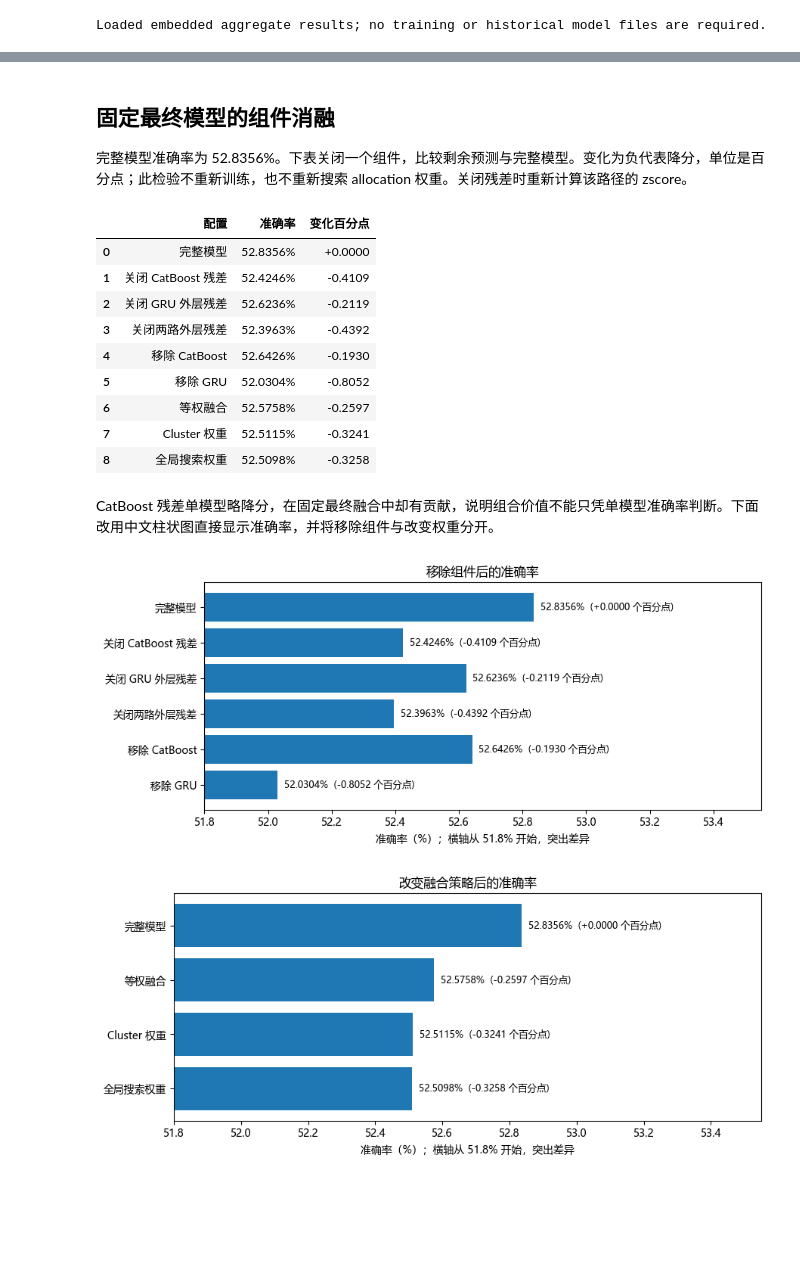
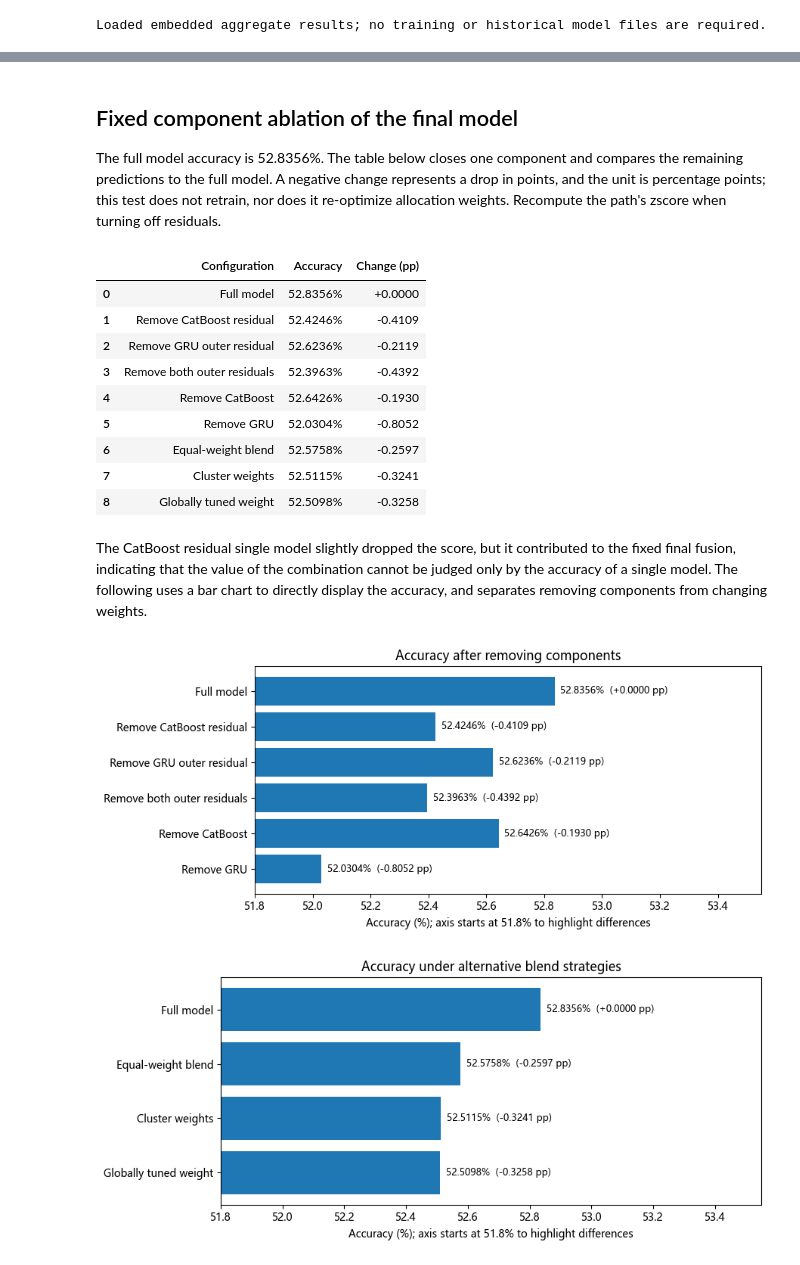
Before and after one commit to aslongasyouhaha/qrt_competition, a Jupyter notebook: analysis.ipynb, the cells around one changed output, grey strips where cells are left out. Cells and saved outputs as stored; diff of their text form; code cells hidden in the pictures; blank space fills up the shorter version.

```diff
--- a/analysis.ipynb
+++ b/analysis.ipynb
@@ -128,48 +128,48 @@ display(sweep.rename(columns={"gru_weight": "全局 GRU 权重", "accuracy": "OO
 | 7 | 0.350000 | 52.4535% |
 | 8 | 0.400000 | 52.5098% |
 # %% [markdown]
-## 固定最终模型的组件消融
+## Fixed component ablation of the final model
 
-完整模型准确率为 52.8356%。下表关闭一个组件，比较剩余预测与完整模型。变化为负代表降分，单位是百分点；此检验不重新训练，也不重新搜索 allocation 权重。关闭残差时重新计算该路径的 zscore。
+The full model accuracy is 52.8356%. The table below closes one component and compares the remaining predictions to the full model. A negative change represents a drop in points, and the unit is percentage points; this test does not retrain, nor does it re-optimize allocation weights. Recompute the path's zscore when turning off residuals.
 # %%
-labels = {"Full allocation blend": "完整模型", "Remove CatBoost residual": "关闭 CatBoost 残差", "Remove GRU residual": "关闭 GRU 外层残差", "Remove both residuals": "关闭两路外层残差", "Remove CatBoost branch": "移除 CatBoost", "Remove GRU branch": "移除 GRU", "Equal weights": "等权融合", "Cluster weights": "Cluster 权重", "Global tuned weight": "全局搜索权重"}
+labels = {"Full allocation blend": "Full model", "Remove CatBoost residual": "Remove CatBoost residual", "Remove GRU residual": "Remove GRU outer residual", "Remove both residuals": "Remove both outer residuals", "Remove CatBoost branch": "Remove CatBoost", "Remove GRU branch": "Remove GRU", "Equal weights": "Equal-weight blend", "Cluster weights": "Cluster weights", "Global tuned weight": "Globally tuned weight"}
 table = ablation[["variant", "accuracy", "delta_pp"]].copy()
 table["variant"] = table.variant.map(labels)
-table.columns = ["配置", "准确率", "变化百分点"]
-display(table.style.format({"准确率": "{:.4%}", "变化百分点": "{:+.4f}"}))
+table.columns = ["Configuration", "Accuracy", "Change (pp)"]
+display(table.style.format({"Accuracy": "{:.4%}", "Change (pp)": "{:+.4f}"}))
 # %% [output]
-|  | 配置 | 准确率 | 变化百分点 |
-| 0 | 完整模型 | 52.8356% | +0.0000 |
-| 1 | 关闭 CatBoost 残差 | 52.4246% | -0.4109 |
-| 2 | 关闭 GRU 外层残差 | 52.6236% | -0.2119 |
-| 3 | 关闭两路外层残差 | 52.3963% | -0.4392 |
-| 4 | 移除 CatBoost | 52.6426% | -0.1930 |
-| 5 | 移除 GRU | 52.0304% | -0.8052 |
-| 6 | 等权融合 | 52.5758% | -0.2597 |
-| 7 | Cluster 权重 | 52.5115% | -0.3241 |
-| 8 | 全局搜索权重 | 52.5098% | -0.3258 |
+|  | Configuration | Accuracy | Change (pp) |
+| 0 | Full model | 52.8356% | +0.0000 |
+| 1 | Remove CatBoost residual | 52.4246% | -0.4109 |
+| 2 | Remove GRU outer residual | 52.6236% | -0.2119 |
+| 3 | Remove both outer residuals | 52.3963% | -0.4392 |
+| 4 | Remove CatBoost | 52.6426% | -0.1930 |
+| 5 | Remove GRU | 52.0304% | -0.8052 |
+| 6 | Equal-weight blend | 52.5758% | -0.2597 |
+| 7 | Cluster weights | 52.5115% | -0.3241 |
+| 8 | Globally tuned weight | 52.5098% | -0.3258 |
 # %% [markdown]
-CatBoost 残差单模型略降分，在固定最终融合中却有贡献，说明组合价值不能只凭单模型准确率判断。下面改用中文柱状图直接显示准确率，并将移除组件与改变权重分开。
+The CatBoost residual single model slightly dropped the score, but it contributed to the fixed final fusion, indicating that the value of the combination cannot be judged only by the accuracy of a single model. The following uses a bar chart to directly display the accuracy, and separates removing components from changing weights.
 # %%
 import matplotlib.pyplot as plt
 from matplotlib import font_manager
 fonts = {f.name for f in font_manager.fontManager.ttflist}
 font = next((f for f in ["Microsoft YaHei", "SimHei", "Noto Sans CJK SC", "Arial Unicode MS"] if f in fonts), "DejaVu Sans")
 plt.rcParams["font.sans-serif"] = [font]
 plt.rcParams["axes.unicode_minus"] = False
-for title, names in [("移除组件后的准确率", list(labels)[:6]), ("改变融合策略后的准确率", ["Full allocation blend", "Equal weights", "Cluster weights", "Global tuned weight"])]:
+for title, names in [("Accuracy after removing components", list(labels)[:6]), ("Accuracy under alternative blend strategies", ["Full allocation blend", "Equal weights", "Cluster weights", "Global tuned weight"])]:
     part = ablation.set_index("variant").loc[names]
     fig, ax = plt.subplots(figsize=(9, 4))
     ax.barh([labels[n] for n in names], part.accuracy * 100)
     for i, (value, delta) in enumerate(zip(part.accuracy, part.delta_pp)):
-        ax.text(value * 100 + .02, i, f"{value:.4%}  ({delta:+.4f} 个百分点)", va="center", fontsize=9)
+        ax.text(value * 100 + .02, i, f"{value:.4%}  ({delta:+.4f} pp)", va="center", fontsize=9)
     ax.set_xlim(51.8, 53.55)
     ax.invert_yaxis()
     ax.set_title(title)
-    ax.set_xlabel("准确率（%）；横轴从 51.8% 开始，突出差异")
+    ax.set_xlabel("Accuracy (%); axis starts at 51.8% to highlight differences")
     plt.tight_layout()
     plt.show()
 # %% [output]
-[figure, old version]
+[figure, new version]
-[figure, old version]
+[figure, new version]
 # %% [markdown]
```
Also changed, not shown: parts of 21 cells of this notebook, 2 other files.
